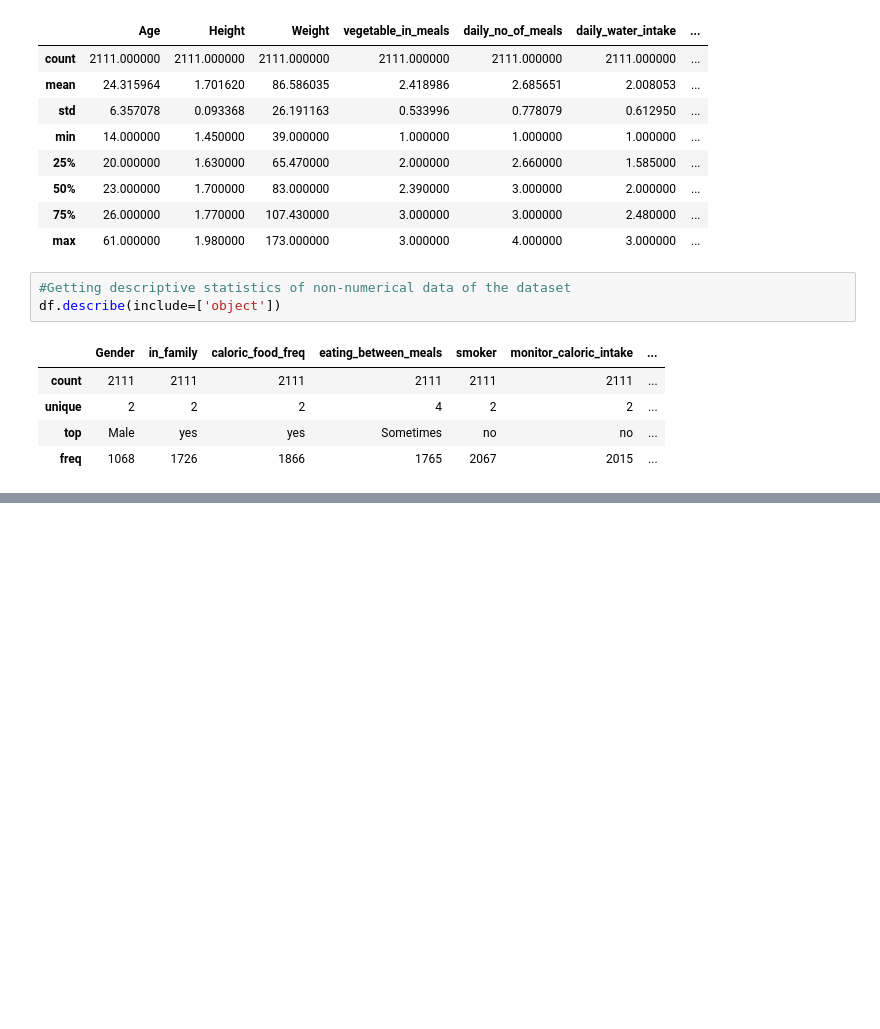
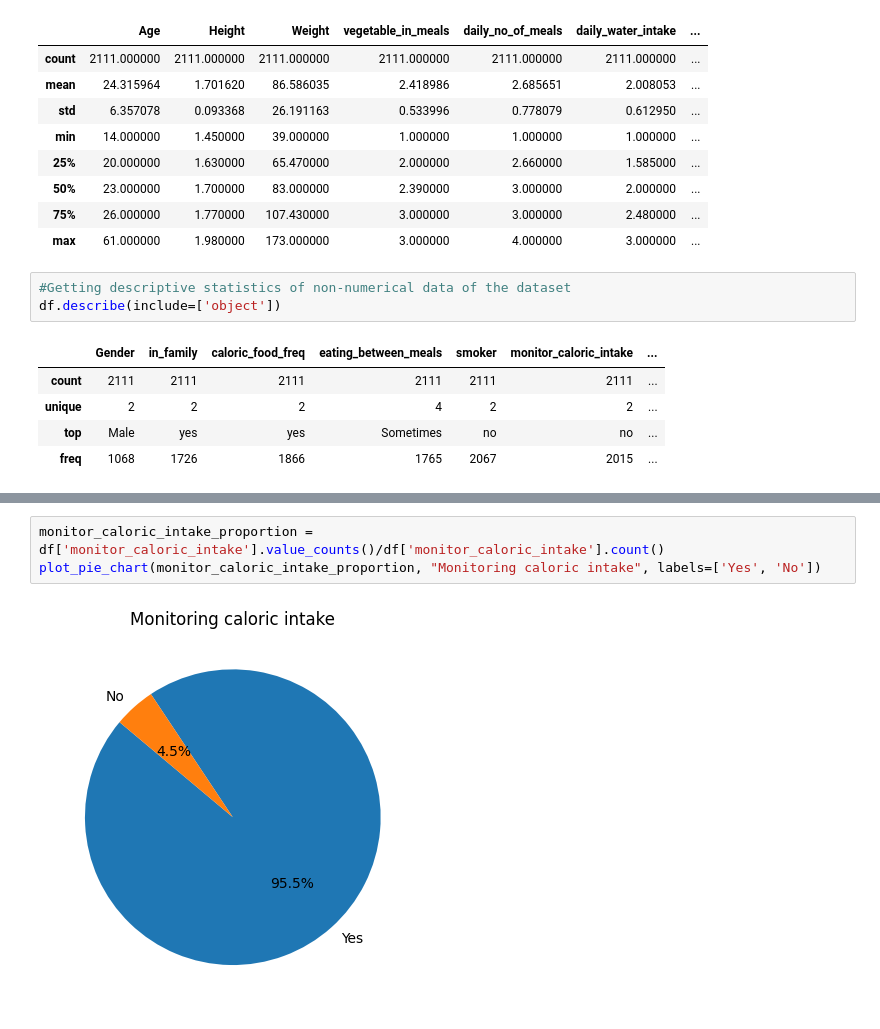
Before and after one commit to SamGombs20/DataAnalysisSample, a Jupyter notebook: code/obesiScanAnalysis.ipynb, the cells around one changed output, grey strips where cells are left out. Drawn from its saved outputs; the diff is of its cells as text; blank space fills up the shorter version.

```diff
--- a/code/obesiScanAnalysis.ipynb
+++ b/code/obesiScanAnalysis.ipynb
@@ -89,0 +93,5 @@ Name: count, dtype: float64
+# %%
+monitor_caloric_intake_proportion = df['monitor_caloric_intake'].value_counts()/df['monitor_caloric_intake'].count()
+plot_pie_chart(monitor_caloric_intake_proportion, "Monitoring caloric intake", labels=['Yes', 'No'])
+# %% [output]
+[figure, added]
```
Also changed, not shown: parts of 9 cells of this notebook.
